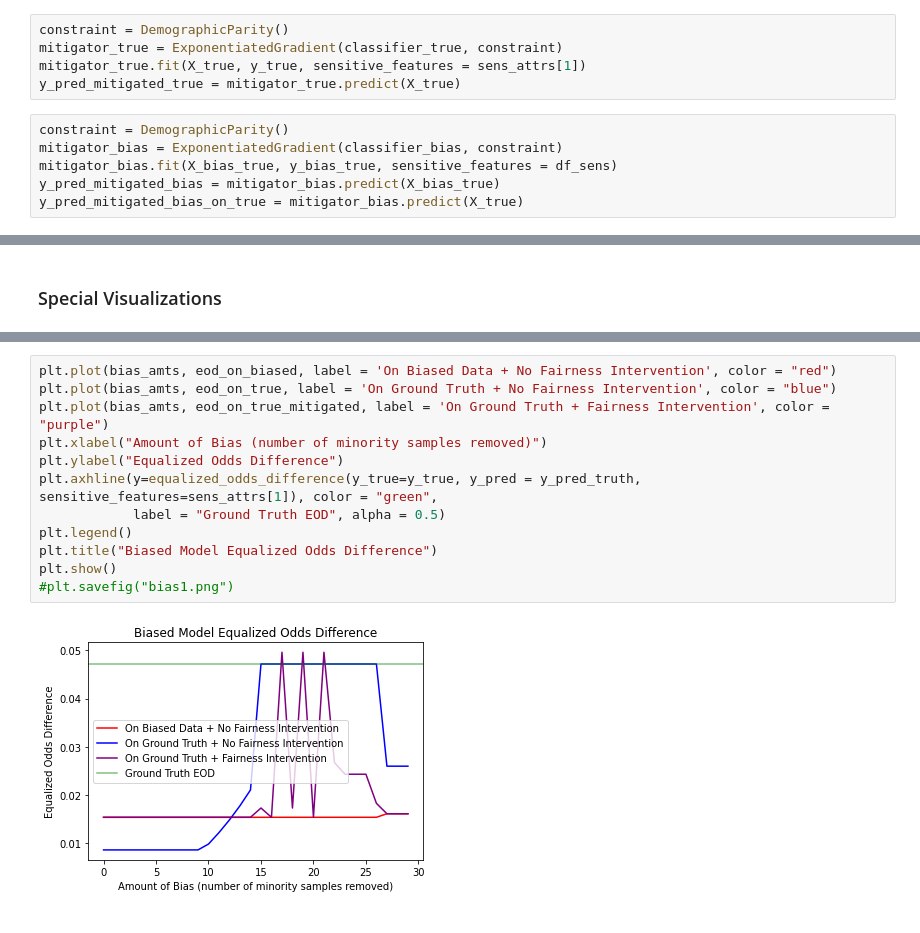
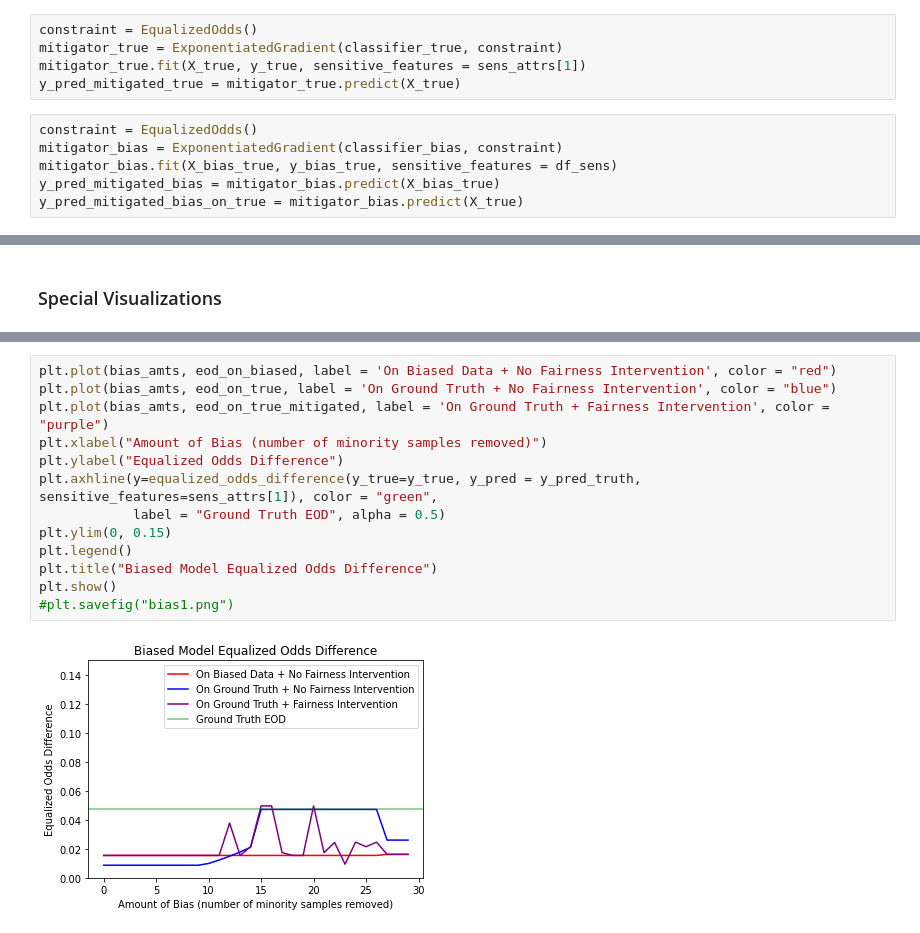
Before and after one commit to mnagired/fairness-sandbox, a Jupyter notebook: under.ipynb, the cells around one changed output, grey strips where cells are left out. Saved outputs shown, nothing was run; the diff lists cells and outputs as text.

```diff
--- a/under.ipynb
+++ b/under.ipynb
@@ -432,11 +358,11 @@ from fairlearn.reductions import ExponentiatedGradient, DemographicParity
 np.random.seed(0)
 # %%
-constraint = DemographicParity()
+constraint = EqualizedOdds()
 mitigator_true = ExponentiatedGradient(classifier_true, constraint)
 mitigator_true.fit(X_true, y_true, sensitive_features = sens_attrs[1])
 y_pred_mitigated_true = mitigator_true.predict(X_true)
 # %%
-constraint = DemographicParity()
+constraint = EqualizedOdds()
 mitigator_bias = ExponentiatedGradient(classifier_bias, constraint)
 mitigator_bias.fit(X_bias_true, y_bias_true, sensitive_features = df_sens)
 y_pred_mitigated_bias = mitigator_bias.predict(X_bias_true)
@@ -765,14 +734,15 @@ plt.show()
 # %%
 plt.plot(bias_amts, eod_on_biased, label = 'On Biased Data + No Fairness Intervention', color = "red")
 plt.plot(bias_amts, eod_on_true, label = 'On Ground Truth + No Fairness Intervention', color = "blue")
 plt.plot(bias_amts, eod_on_true_mitigated, label = 'On Ground Truth + Fairness Intervention', color = "purple")
 plt.xlabel("Amount of Bias (number of minority samples removed)")
 plt.ylabel("Equalized Odds Difference")
 plt.axhline(y=equalized_odds_difference(y_true=y_true, y_pred = y_pred_truth, sensitive_features=sens_attrs[1]), color = "green",
             label = "Ground Truth EOD", alpha = 0.5)
+plt.ylim(0, 0.15)
 plt.legend()
 plt.title("Biased Model Equalized Odds Difference")
 plt.show()
 #plt.savefig("bias1.png")
 # %% [output]
-[figure, old version]
+[figure, new version]
```
Also changed, not shown: parts of 17 cells of this notebook.
